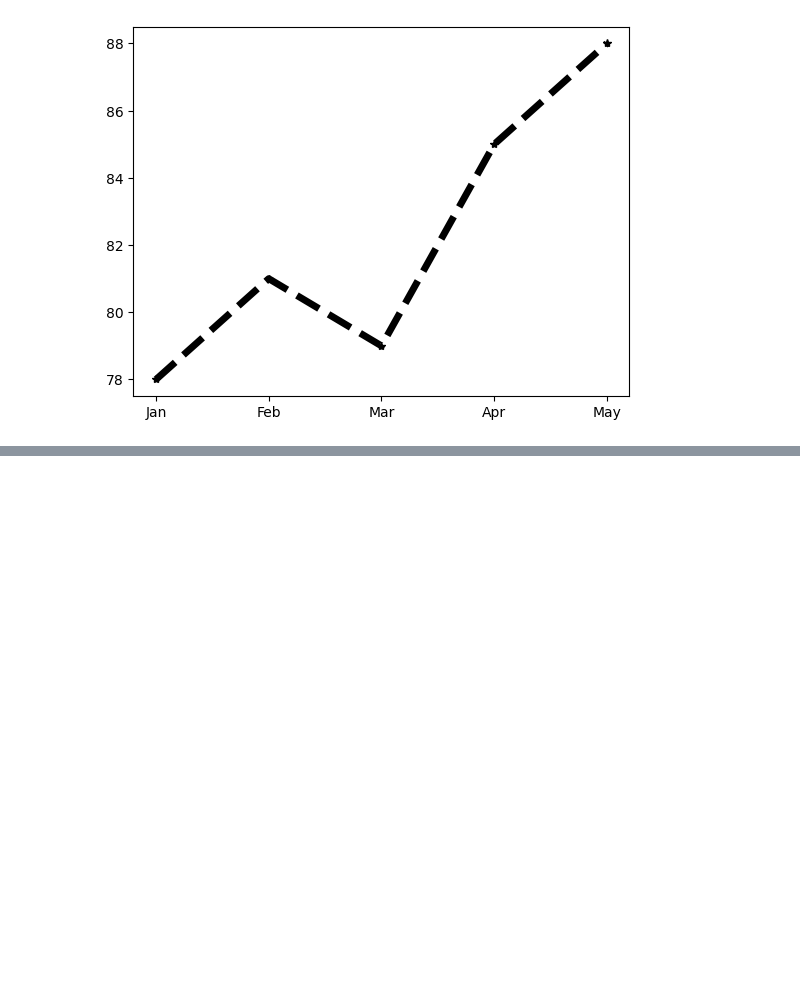
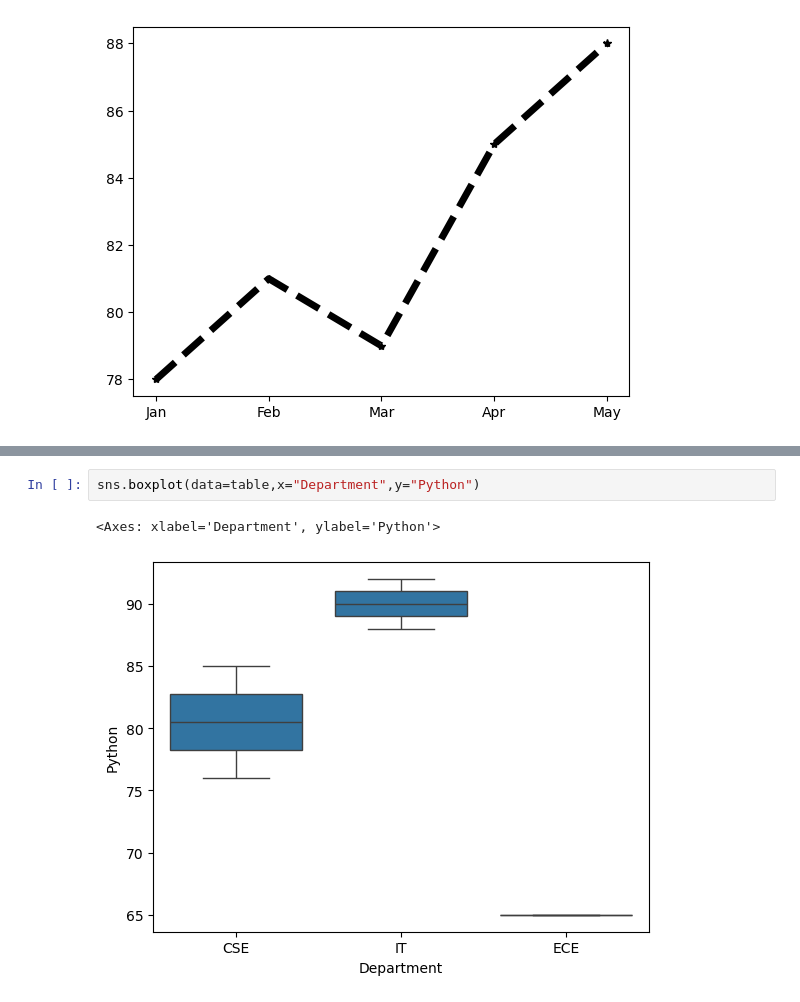
Before and after one commit to jaanbrigithjb-lab/Data_Analytics, a Jupyter notebook: Python/Foundations/Own_Modules/PandasModule.ipynb, the cells around one changed output, grey strips where cells are left out. Drawn from its saved outputs; the diff is of its cells as text; blank space fills up the shorter version.

```diff
--- a/Python/Foundations/Own_Modules/PandasModule.ipynb
+++ b/Python/Foundations/Own_Modules/PandasModule.ipynb
@@ -217,0 +227,5 @@ plt.scatter(table["Attendance"],table["Average"])
+# %%
+sns.boxplot(data=table,x="Department",y="Python")
+# %% [output]
+<Axes: xlabel='Department', ylabel='Python'>
+[figure, added]
```
Also changed, not shown: parts of 3 cells of this notebook.
